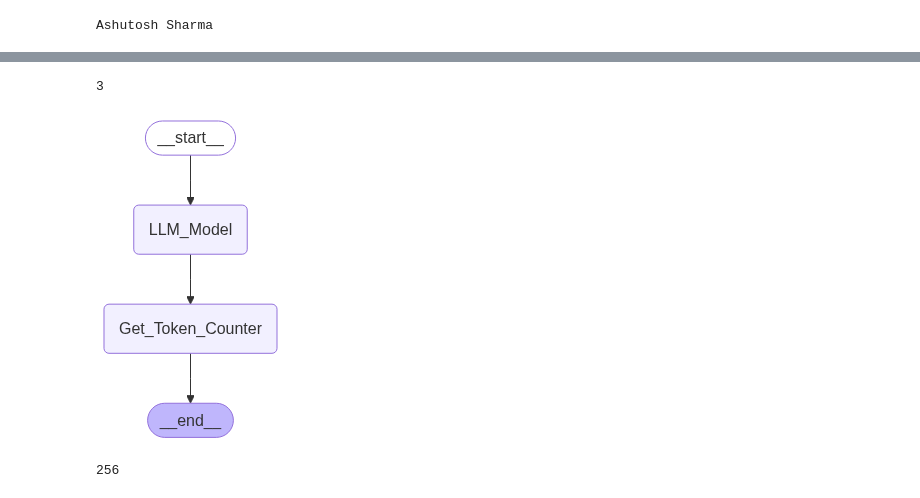
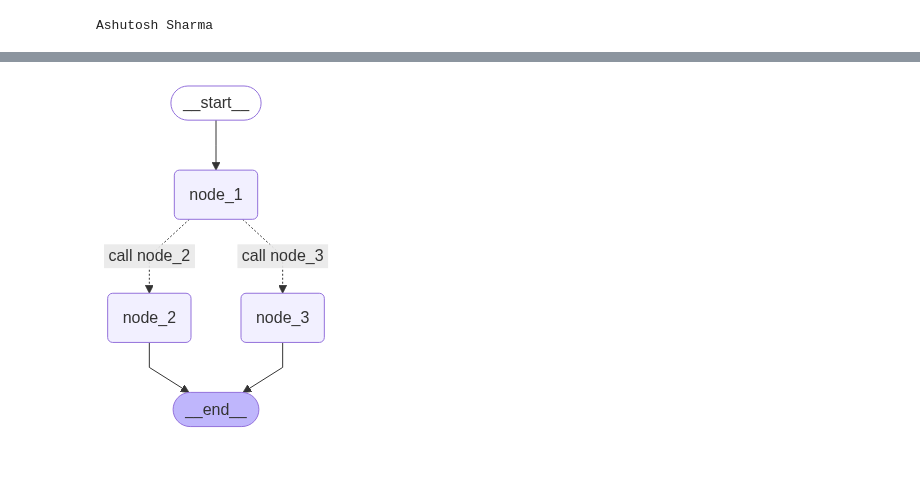
Before and after one commit to theserenecoder/Agentic_AI, a Jupyter notebook: 3. LangGraph/3.1 langgraph_intro.ipynb, the cells around one changed output, grey strips where cells are left out. Drawn from its saved outputs; the diff is of its cells as text; code cells hidden in the pictures; blank space fills up the shorter version.

Commit message:
langgraph core components

```diff
--- a/3. LangGraph/3.1 langgraph_intro.ipynb
+++ b/3. LangGraph/3.1 langgraph_intro.ipynb
@@ -83,2 +153,12 @@ Here is output :  Shanu Sharma
 # %%
-from langchain_openai import ChatOpenAI
+def node_1(state):
+    print('--Node1--')
+    return {'graph_state': state['graph_state'] + "I am"}
+
+def node_2(state):
+    print('--Node2--')
+    return {'graph_state': state['graph_state'] + " happy"}
+
+def node_3(state):
+    print('--Node3--')
+    return {'graph_state': state['graph_state'] + " sad"}
@@ -95,19 +210,29 @@ def token_counter(input):
 # %%
-token_counter("This is ashu")
+from langgraph.graph import StateGraph, START, END
+
+## Build graph
+workflow = StateGraph(State)
+workflow.add_node('node_1',node_1)
+workflow.add_node('node_2',node_2)
+workflow.add_node('node_3',node_3)
+
+## Define the flow
+workflow.add_edge(START,'node_1')
+workflow.add_conditional_edges(
+    'node_1',
+    mood,
+    {
+        'call node_2':'node_2',
+        'call node_3':'node_3'
+    }
+)
+workflow.add_edge('node_2',END)
+workflow.add_edge('node_3',END)
+
+## Compile our graph
+app = workflow.compile()
+
+## View the Graph
+app
 # %% [output]
-3
+[figure, added]
-# %%
-workflow2 = Graph()
-workflow2.add_node('LLM_Model',llm)
-workflow2.add_node('Get_Token_Counter',token_counter)
-workflow2.add_edge('LLM_Model','Get_Token_Counter')
-workflow2.set_entry_point('LLM_Model')
-workflow2.set_finish_point('Get_Token_Counter')
-app2 = workflow2.compile()
-app2
-# %% [output]
-[figure, removed]
-# %%
-app2.invoke("What is an AI Agent?")
-# %% [output]
-256
```
Also changed, not shown: parts of 26 cells of this notebook.
